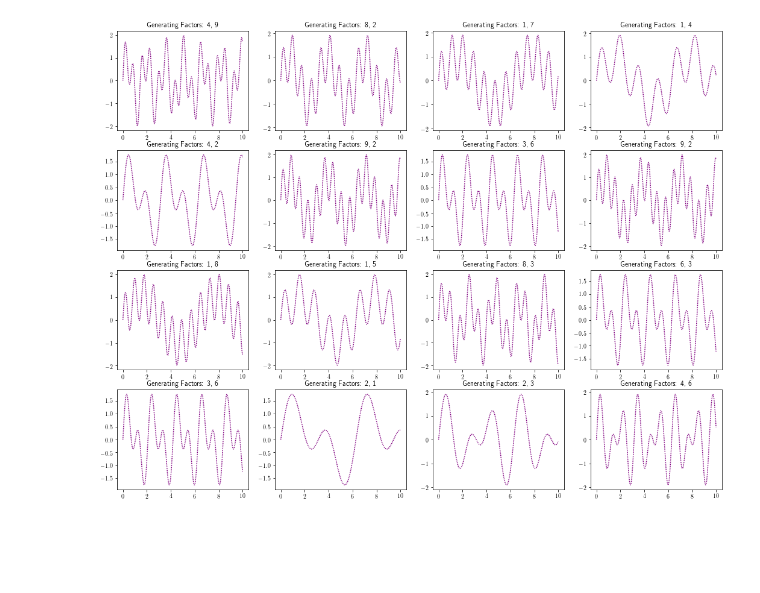
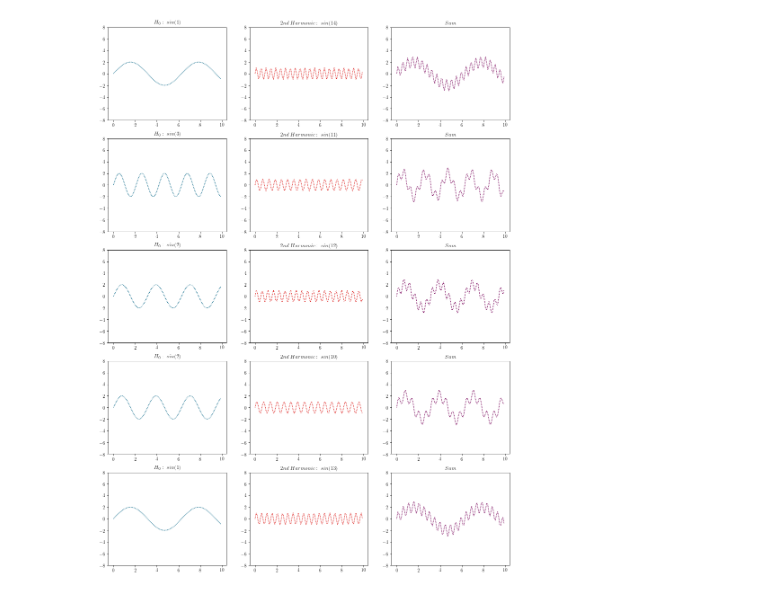
Before and after one commit to stefanwezel/SequentialVAE, a Jupyter notebook: example/disentangle_sequence.ipynb, the cells around one changed output. Cells and saved outputs as stored; diff of their text form; code cells hidden in the pictures; blank space fills up the shorter version.

```diff
--- a/example/disentangle_sequence.ipynb
+++ b/example/disentangle_sequence.ipynb
@@ -13,34 +18,56 @@ plt.rcParams["text.latex.preamble"] = r"\usepackage{amsfonts} \usepackage{amsmat
 # %%
 
-fig, axes = plt.subplots(nrows=4,ncols=4,figsize=(18,14))
+fig, axes = plt.subplots(nrows=5,ncols=3,figsize=(16,22))
 
 
-x = np.arange(0,10, 0.01)
+x = np.arange(0,10, 0.1)
 
 
 # generative process in real world
-a, b = 1, 10
-y = np.sin(a * x) + np.sin(b * x)
+# a, b = 1, 10
+# y = np.sin(a * x) + np.sin(b * x)
 
 
 
+training_samples = []
+
+# let's take some samples from 'the real world'
+for a in range(5):
+    w1, w2 = np.random.randint(1, 4), np.random.randint(5, 15)
+    h0 = 2 * np.sin(w1*x)
+    h1 = np.sin(w2 * x)
+    y =  h0 + h1
+#         y = w1 * np.sin(w2 * x)
+#     for b in range(3):
+#         r = np.random.randint(1, 10, size=2)
+    training_samples.append(torch.unsqueeze(torch.unsqueeze(torch.Tensor(y), 0),0))
 
 
-# let's take some samples from 'the real world'
-for a in range(4):
-    for b in range(4):
-        r = np.random.randint(0, 10, size=2)
-        w1, w2 = r[0], r[1]
-        y = np.sin(w1*x) + np.sin(w2 * x)
-        axes[a][b].plot(x, y,linestyle = (0, (1,1)), color = 'purple')
-        axes[a][b].set_title(f'Generating Factors: {w1}, {w2}')
+    axes[a][0].plot(x, h0,linestyle = (0, (1,1)), color = '#086788')
+    axes[a][1].plot(x, h1,linestyle = (0, (1,1)), color = '#DD1C1A')
+    axes[a][2].plot(x, y,linestyle = (0, (1,1)), color = '#770058')
+
+    axes[a][0].set_title(f'$H_0:\;sin({w1})$')
+    axes[a][1].set_title(f'$2nd\;Harmonic:\;sin({w2})$')
+    axes[a][2].set_title(f'$Sum$')
+
+# #         axes[a][b].set_title(f'Generating Factors: {np.mean(y):.4f}')
+
+    axes[a][0].set_ylim(-8,8)
+    axes[a][1].set_ylim(-8,8)
+    axes[a][2].set_ylim(-8,8)
 
 
 
 plt.show()
 
 
+
+
+# training_set = torch.Tensor(training_samples)
+
+
 # so theroretically, we should be able to reconstruct it given, two latent variable only...
 # Note, that we don't even need a decoder, we can just use sin(z_1) + sin(z_2) (thus reaching peak interpretability :D)
 # %% [output]
-[figure, old version]
+[figure, new version]
```
Also changed, not shown: parts of 3 cells of this notebook.
